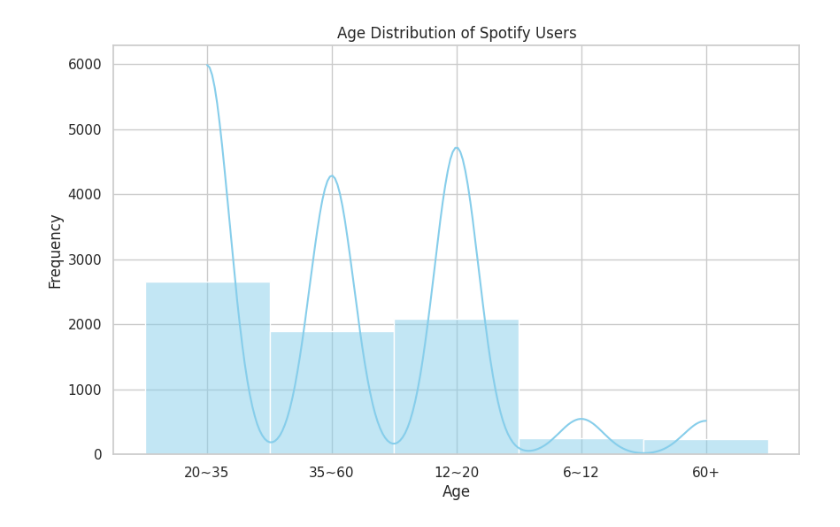
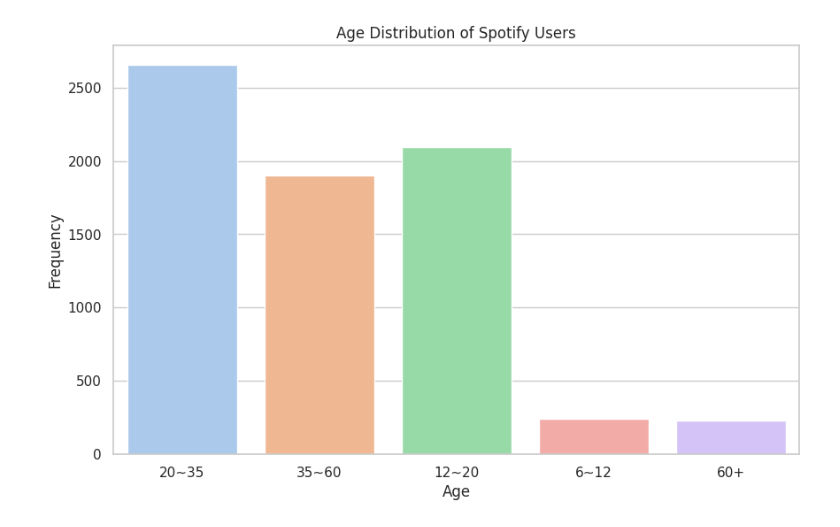
Before and after one commit to SabiJoseph/PRODIGY_DS_01, a Jupyter notebook: PRODIGY_DS_01.ipynb, the cells around one changed output. Cells and saved outputs as stored; diff of their text form; code cells hidden in the pictures.

```diff
--- a/PRODIGY_DS_01.ipynb
+++ b/PRODIGY_DS_01.ipynb
@@ -17,12 +17,12 @@ sns.set(style='whitegrid')
 # %%
 # 1. Age Distribution (Histogram)
 plt.figure(figsize=(10, 6))
-sns.histplot(df['Age'], bins=10, kde=True, color='skyblue')
+sns.countplot(data=df, x='Age', palette='pastel', hue='Age', dodge=False)
 plt.title('Age Distribution of Spotify Users')
 plt.xlabel('Age')
 plt.ylabel('Frequency')
 plt.show()
 # %% [output]
-[figure, old version]
+[figure, new version]
 # %%
 # 2. Gender Distribution (Bar Chart)
```
Also changed, not shown: parts of 1 cell of this notebook.
